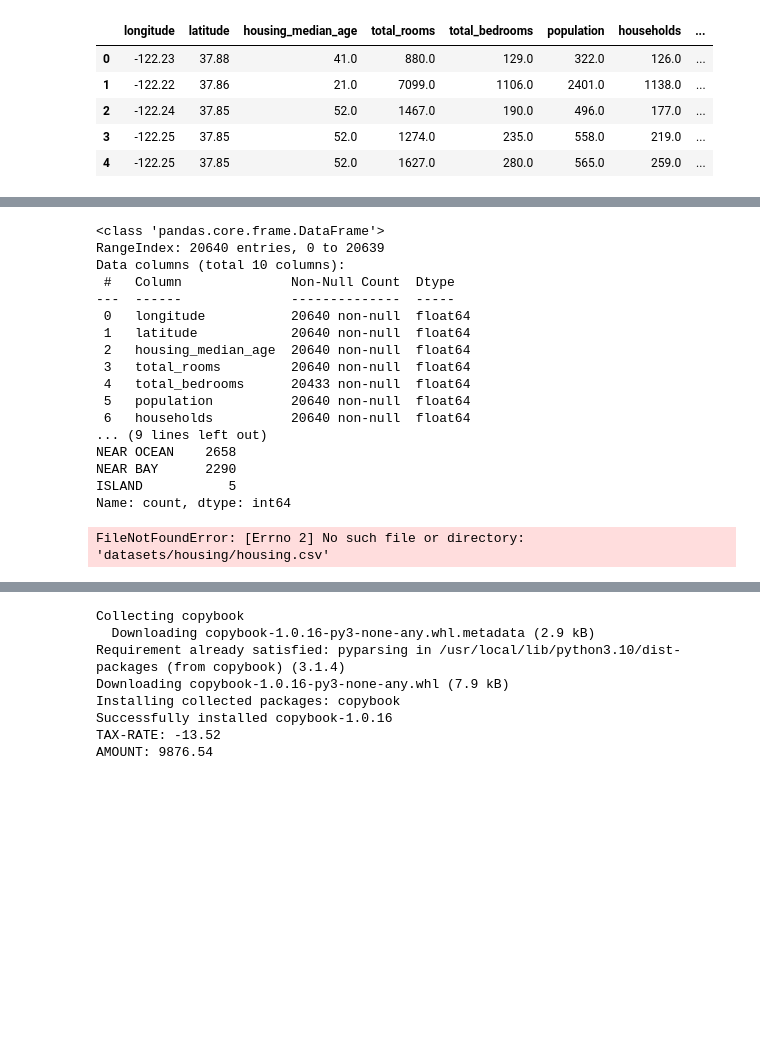
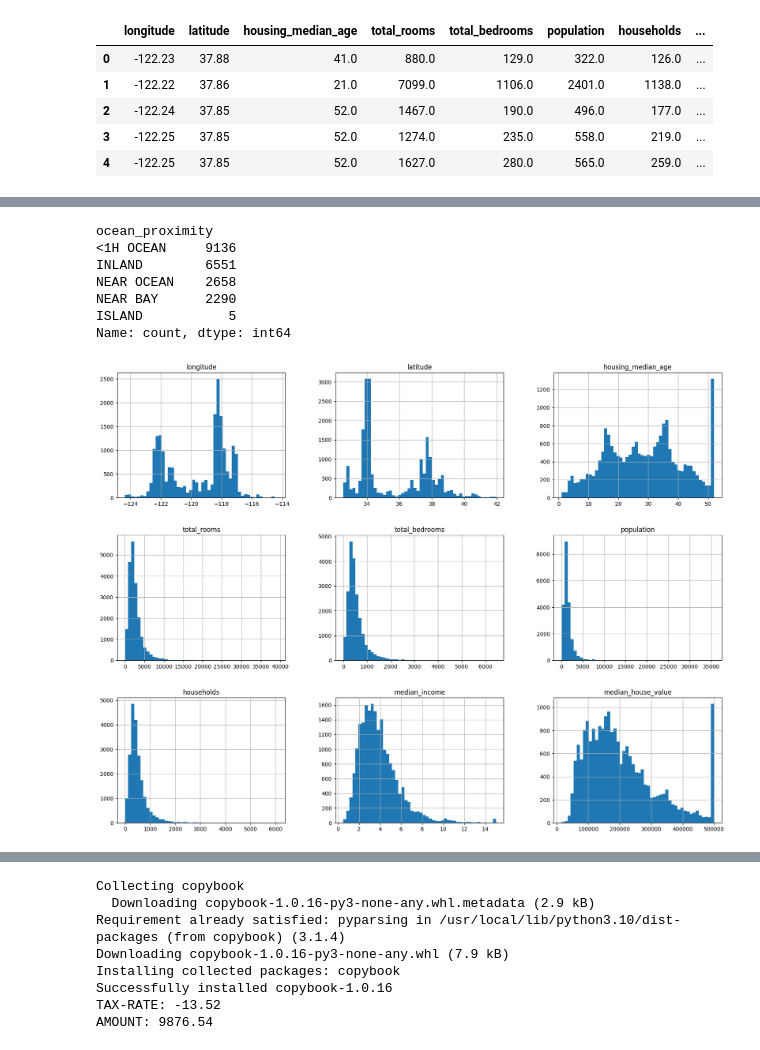
Before and after one commit to kalsun/Python, a Jupyter notebook: housing_price.ipynb, the cells around one changed output, grey strips where cells are left out. Saved outputs shown, nothing was run; the diff lists cells and outputs as text; code cells hidden in the pictures; blank space fills up the shorter version.

```diff
--- a/housing_price.ipynb
+++ b/housing_price.ipynb
@@ -37,47 +58,17 @@ housing.head()
 # %%
-print(housing.info())
 print(housing["ocean_proximity"].value_counts())
 # %% [output]
-<class 'pandas.core.frame.DataFrame'>
-RangeIndex: 20640 entries, 0 to 20639
-Data columns (total 10 columns):
- #   Column              Non-Null Count  Dtype
----  ------              --------------  -----
- 0   longitude           20640 non-null  float64
- 1   latitude            20640 non-null  float64
- 2   housing_median_age  20640 non-null  float64
- 3   total_rooms         20640 non-null  float64
- 4   total_bedrooms      20433 non-null  float64
- 5   population          20640 non-null  float64
- 6   households          20640 non-null  float64
-... (9 lines left out)
+ocean_proximity
+<1H OCEAN     9136
+INLAND        6551
 NEAR OCEAN    2658
 NEAR BAY      2290
 ISLAND           5
 Name: count, dtype: int64
-# %%
-# @title Default title text
-import os
-import tarfile
-from six.moves import urllib
-DOWNLOAD_ROOT = "https://raw.githubusercontent.com/ageron/handson-ml/master/"
-HOUSING_PATH = "datasets/housing"
-HOUSING_URL = DOWNLOAD_ROOT + HOUSING_PATH + "/housing.tgz"
-def fetch_housing_data(housing_url=HOUSING_URL, housing_path=HOUSING_PATH):
-    if not os.path.isdir(housing_path):
-        os.makedirs(housing_path)
-    tgz_path = os.path.join(housing_path, "housing.tgz")
-    urllib.request.urlretrieve(housing_url, tgz_path)
-    housing_tgz = tarfile.open(tgz_path)
-    housing_tgz.extractall(path=housing_path)
-    housing_tgz.close()
-
-import pandas as pd
-def load_housing_data(housing_path=HOUSING_PATH):
-    csv_path = os.path.join(housing_path, "housing.csv")
-    return pd.read_csv(csv_path)
-
-housing = load_housing_data()
-housing.head()
-# %% [output]
-FileNotFoundError: [Errno 2] No such file or directory: 'datasets/housing/housing.csv'
+# %%
+#%matplotlib inline # only in a Jupyter notebook
+import matplotlib.pyplot as plt
+housing.hist(bins=50, figsize=(20,15))
+plt.show()
+# %% [output]
+[figure, added]
```
Also changed, not shown: parts of 5 cells of this notebook.
